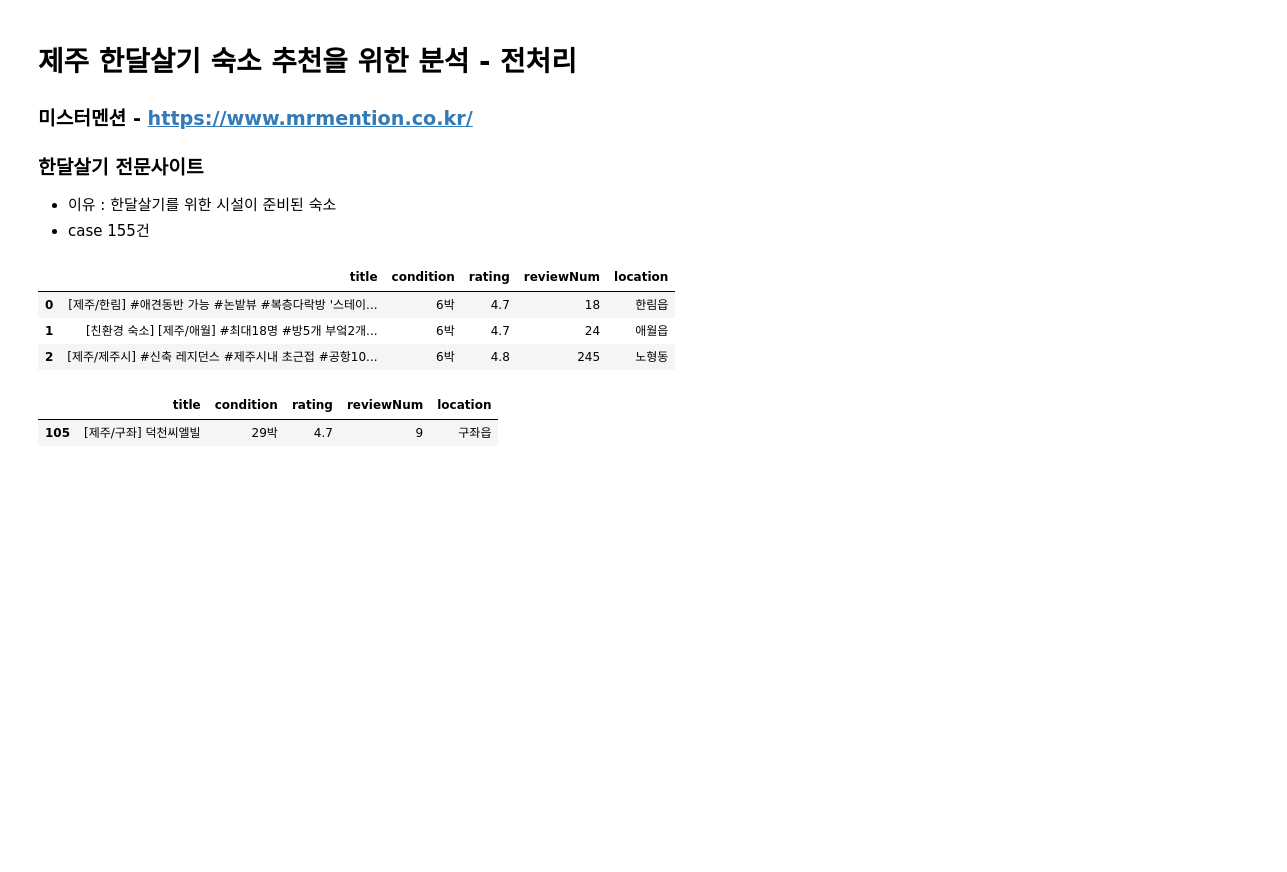
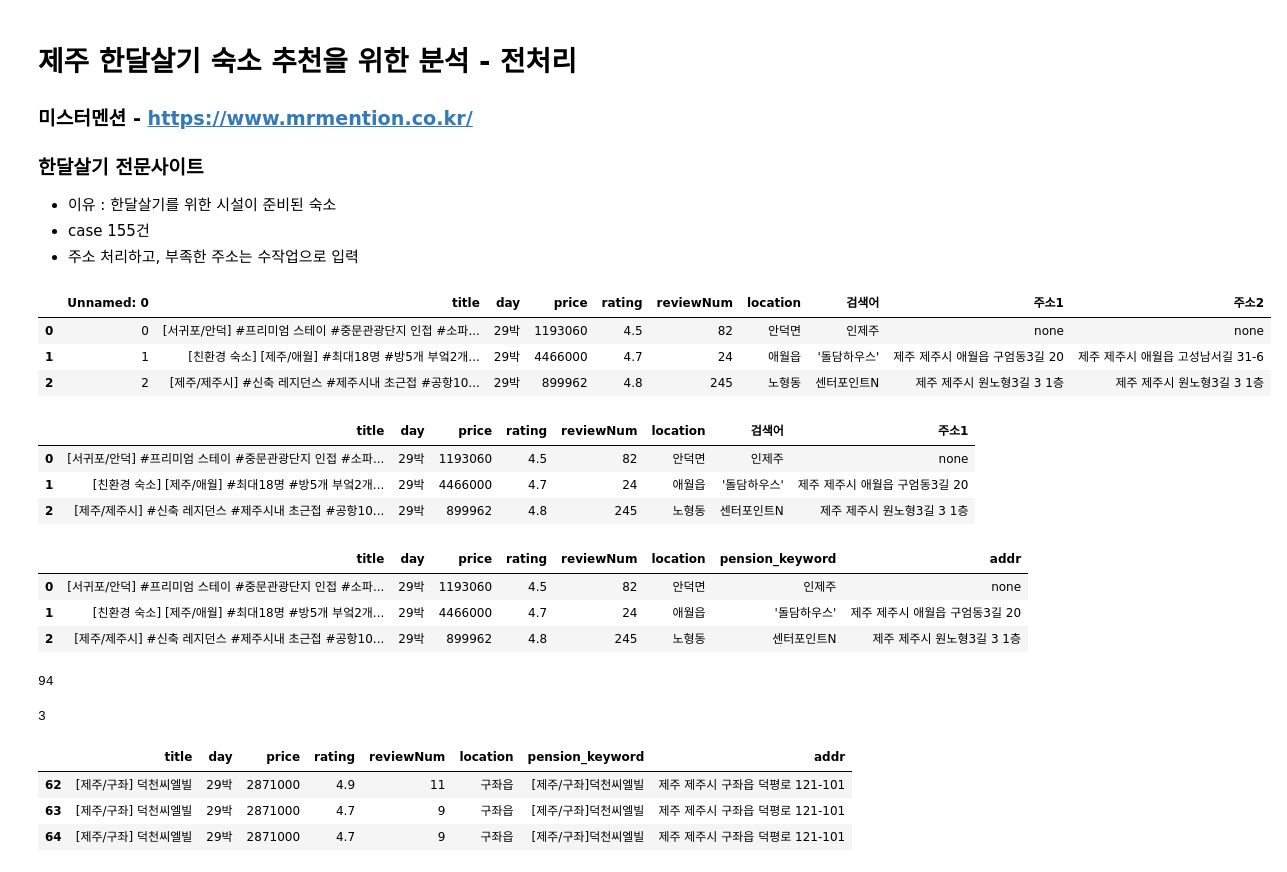
Before and after one commit to dothouse/practice, a Jupyter notebook: mrmention_2base_pre.ipynb, the cells around one changed output. Cells and saved outputs as stored; diff of their text form; code cells hidden in the pictures; blank space fills up the shorter version.

```diff
--- a/mrmention_2base_pre.ipynb
+++ b/mrmention_2base_pre.ipynb
@@ -6,23 +6,54 @@
 ### 한달살기 전문사이트
 - 이유 : 한달살기를 위한 시설이 준비된 숙소
 - case 155건
+- 주소 처리하고, 부족한 주소는 수작업으로 입력
 # %%
 import pandas as pd
 import numpy as np
 
 import re
 # %%
-df_base = pd.read_csv('./data/mmention_20240109.csv')
+df_base = pd.read_excel('./data/mrmention_addr_20240118.xlsx')
 df_base.head(3)
 # %% [output]
-|  | title | condition | rating | reviewNum | location |
-| 0 | [제주/한림] #애견동반 가능 #논밭뷰 #복층다락방 '스테이... | 6박 | 4.7 | 18 | 한림읍 |
-| 1 | [친환경 숙소] [제주/애월] #최대18명 #방5개 부엌2개... | 6박 | 4.7 | 24 | 애월읍 |
-| 2 | [제주/제주시] #신축 레지던스 #제주시내 초근접 #공항10... | 6박 | 4.8 | 245 | 노형동 |
+|  | Unnamed: 0 | title | day | price | rating | reviewNum | location | 검색어 | 주소1 | 주소2 |
+| 0 | 0 | [서귀포/안덕] #프리미엄 스테이 #중문관광단지 인접 #소파... | 29박 | 1193060 | 4.5 | 82 | 안덕면 | 인제주 | none | none |
+| 1 | 1 | [친환경 숙소] [제주/애월] #최대18명 #방5개 부엌2개... | 29박 | 4466000 | 4.7 | 24 | 애월읍 | '돌담하우스' | 제주 제주시 애월읍 구엄동3길 20 | 제주 제주시 애월읍 고성남서길 31-6 |
+| 2 | 2 | [제주/제주시] #신축 레지던스 #제주시내 초근접 #공항10... | 29박 | 899962 | 4.8 | 245 | 노형동 | 센터포인트N | 제주 제주시 원노형3길 3 1층 | 제주 제주시 원노형3길 3 1층 |
-# %%
-# 이름이 같은 숙소가 3개 - 같은 숙소의 다른 호실로 판단됨
-df_base[df_base['title'].duplicated() == 1]
-# %% [output]
-|  | title | condition | rating | reviewNum | location |
-| 105 | [제주/구좌] 덕천씨엘빌 | 29박 | 4.7 | 9 | 구좌읍 |
+# %%
+# 필요없는 columns 제거
+df_base = df_base.iloc[:, 1:-1]
+df_base.head(3)
+# %% [output]
+|  | title | day | price | rating | reviewNum | location | 검색어 | 주소1 |
+| 0 | [서귀포/안덕] #프리미엄 스테이 #중문관광단지 인접 #소파... | 29박 | 1193060 | 4.5 | 82 | 안덕면 | 인제주 | none |
+| 1 | [친환경 숙소] [제주/애월] #최대18명 #방5개 부엌2개... | 29박 | 4466000 | 4.7 | 24 | 애월읍 | '돌담하우스' | 제주 제주시 애월읍 구엄동3길 20 |
+| 2 | [제주/제주시] #신축 레지던스 #제주시내 초근접 #공항10... | 29박 | 899962 | 4.8 | 245 | 노형동 | 센터포인트N | 제주 제주시 원노형3길 3 1층 |
+# %%
+# 컬럼명 변경
+df_base.rename(columns= {'검색어' : 'pension_keyword', '주소1' : 'addr'}, inplace= True)
+df_base.head(3)
+# %% [output]
+|  | title | day | price | rating | reviewNum | location | pension_keyword | addr |
+| 0 | [서귀포/안덕] #프리미엄 스테이 #중문관광단지 인접 #소파... | 29박 | 1193060 | 4.5 | 82 | 안덕면 | 인제주 | none |
+| 1 | [친환경 숙소] [제주/애월] #최대18명 #방5개 부엌2개... | 29박 | 4466000 | 4.7 | 24 | 애월읍 | '돌담하우스' | 제주 제주시 애월읍 구엄동3길 20 |
+| 2 | [제주/제주시] #신축 레지던스 #제주시내 초근접 #공항10... | 29박 | 899962 | 4.8 | 245 | 노형동 | 센터포인트N | 제주 제주시 원노형3길 3 1층 |
+# %%
+# 주소가 확인되는 숙소 선택
+df_base = df_base[df_base['addr'] != 'none']
+print(len(df_base))
+# %% [output]
+94
+# %%
+# 이름이 중복되는 컬럼 존재
+df_base.duplicated('title').sum()
+# %% [output]
+3
+# %%
+df_base[df_base.duplicated('title')]
+# %% [output]
+|  | title | day | price | rating | reviewNum | location | pension_keyword | addr |
+| 62 | [제주/구좌] 덕천씨엘빌 | 29박 | 2871000 | 4.9 | 11 | 구좌읍 | [제주/구좌]덕천씨엘빌 | 제주 제주시 구좌읍 덕평로 121-101 |
+| 63 | [제주/구좌] 덕천씨엘빌 | 29박 | 2871000 | 4.7 | 9 | 구좌읍 | [제주/구좌]덕천씨엘빌 | 제주 제주시 구좌읍 덕평로 121-101 |
+| 64 | [제주/구좌] 덕천씨엘빌 | 29박 | 2871000 | 4.7 | 9 | 구좌읍 | [제주/구좌]덕천씨엘빌 | 제주 제주시 구좌읍 덕평로 121-101 |
 # %%
```
Also changed, not shown: parts of 26 cells of this notebook, 31 other files.
